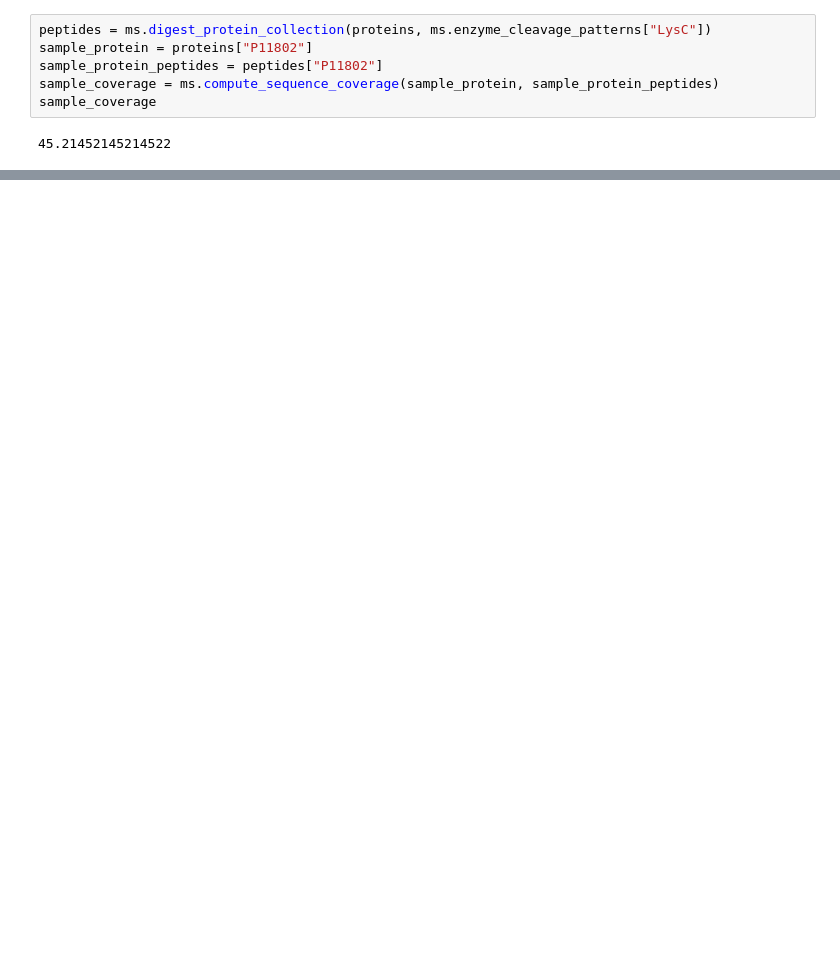
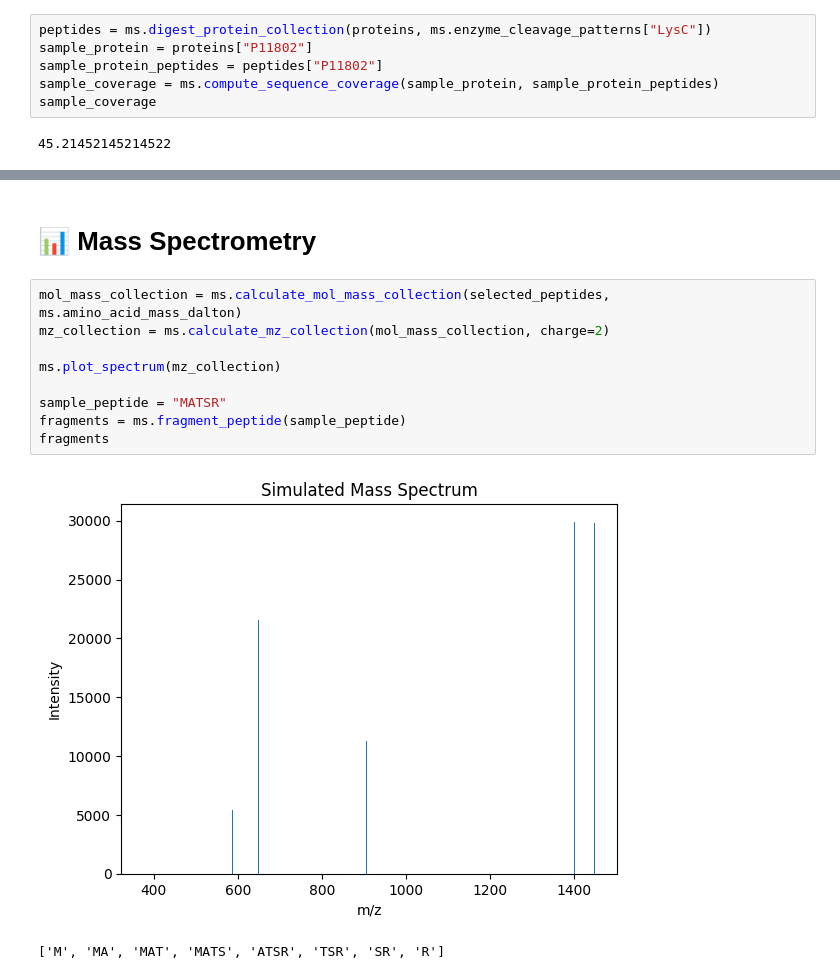
Before and after one commit to Maya158/Mayasim, a Jupyter notebook: tutorials/ms_experiment_final.ipynb, the cells around one changed output, grey strips where cells are left out. Saved outputs shown, nothing was run; the diff lists cells and outputs as text; blank space fills up the shorter version.

```diff
--- a/tutorials/ms_experiment_final.ipynb
+++ b/tutorials/ms_experiment_final.ipynb
@@ -48,0 +65,14 @@ NameError: name 'peptides' is not defined
+# %% [markdown]
+# 📊 Mass Spectrometry
+# %%
+mol_mass_collection = ms.calculate_mol_mass_collection(selected_peptides, ms.amino_acid_mass_dalton)
+mz_collection = ms.calculate_mz_collection(mol_mass_collection, charge=2)
+
+ms.plot_spectrum(mz_collection)
+
+sample_peptide = "MATSR"
+fragments = ms.fragment_peptide(sample_peptide)
+fragments
+# %% [output]
+[figure, added]
+['M', 'MA', 'MAT', 'MATS', 'ATSR', 'TSR', 'SR', 'R']
```
Also changed, not shown: parts of 8 cells of this notebook, 1 other file.
